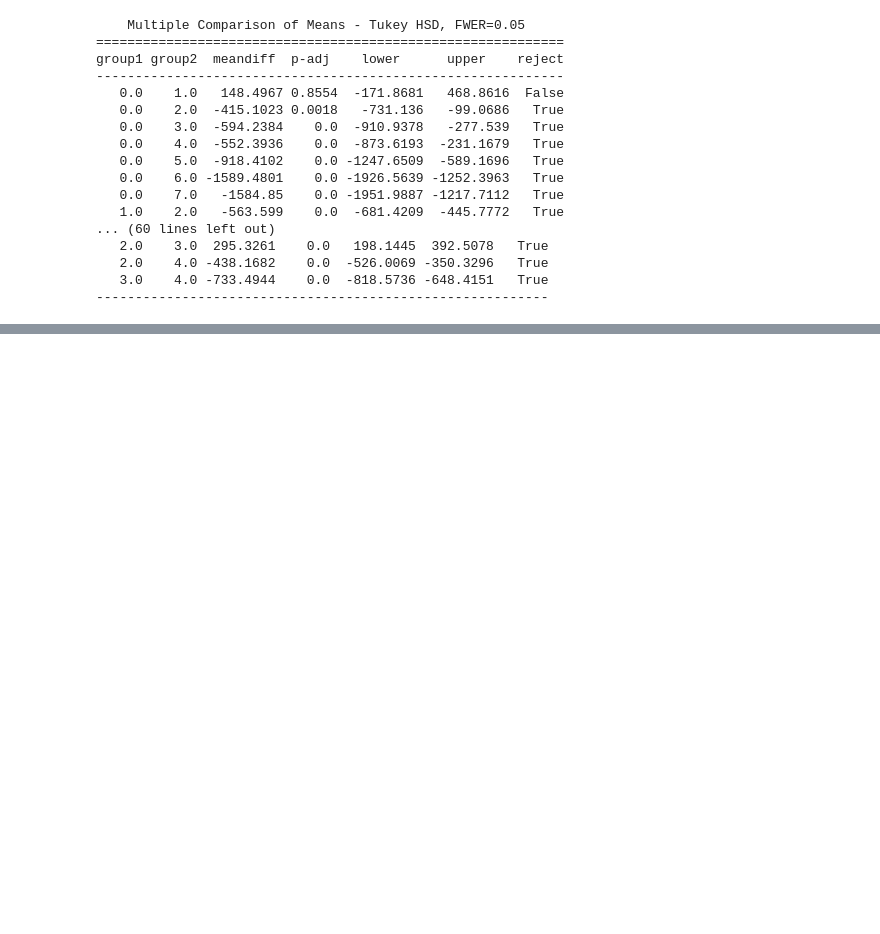
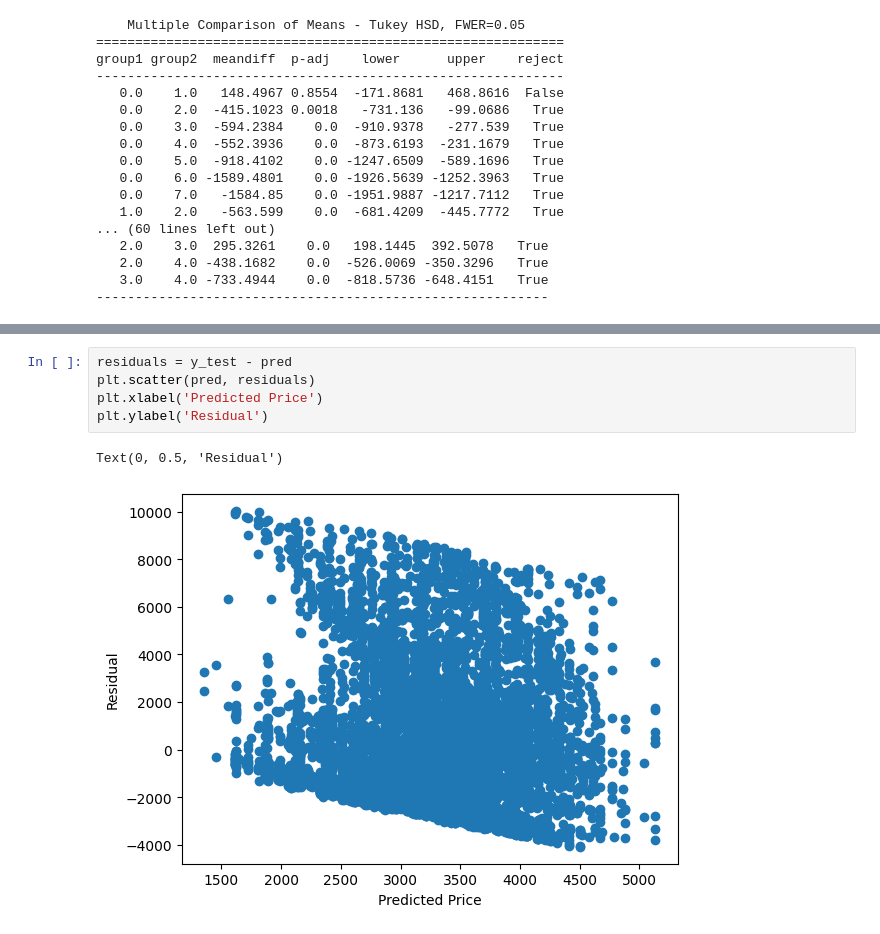
Before and after one commit to AvyayaJha/Diamonds-Research-Project, a Jupyter notebook: Diamonds_Research_Project.ipynb, the cells around one changed output, grey strips where cells are left out. Drawn from its saved outputs; the diff is of its cells as text; blank space fills up the shorter version.

```diff
--- a/Diamonds_Research_Project.ipynb
+++ b/Diamonds_Research_Project.ipynb
@@ -472,3 +467,11 @@ mean squared:  7197504.324959805
 mean absolute:  2087.945227926437
 R2 score:  0.047813211669656464
 [figure]
+# %%
+residuals = y_test - pred
+plt.scatter(pred, residuals)
+plt.xlabel('Predicted Price')
+plt.ylabel('Residual')
+# %% [output]
+Text(0, 0.5, 'Residual')
+[figure, added]
```
Also changed, not shown: parts of 7 cells of this notebook.
